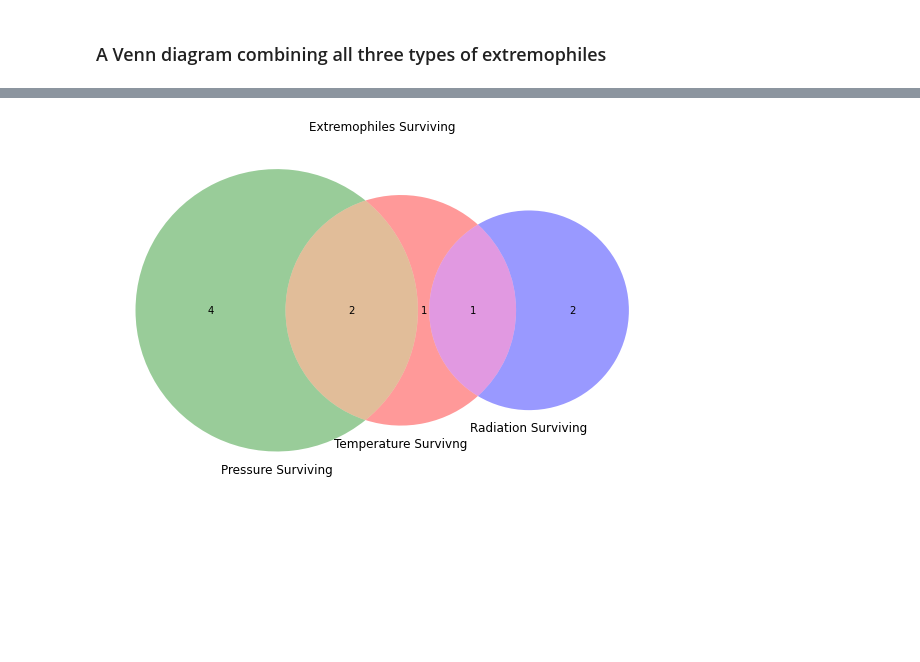
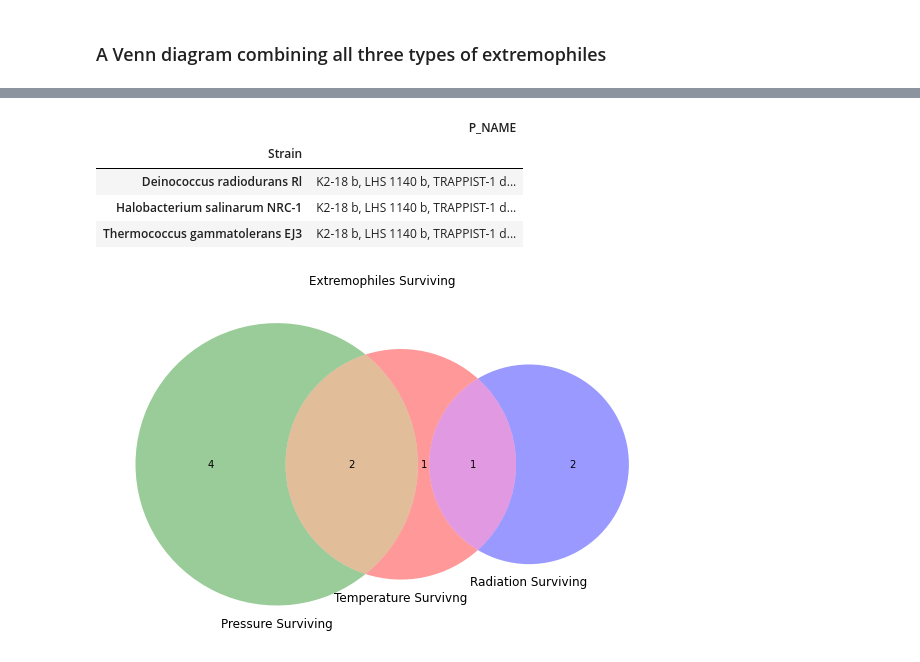
Before and after one commit to Saahil87/2021Fall_finals, a Jupyter notebook: visualizations.ipynb, the cells around one changed output, grey strips where cells are left out. Cells and saved outputs as stored; diff of their text form; code cells hidden in the pictures; blank space fills up the shorter version.

```diff
--- a/visualizations.ipynb
+++ b/visualizations.ipynb
@@ -253 +275,10 @@ plt.show()
+# %%
+radiation_surviving_extremophiles = radiation_surviving_extremophiles.groupby('Strain').agg({'P_NAME': lambda x: ', '.join(x)})
+radiation_surviving_extremophiles
+# %% [output]
+|  | P_NAME |
+| Strain |  |
+| Deinococcus radiodurans Rl | K2-18 b, LHS 1140 b, TRAPPIST-1 d... |
+| Halobacterium salinarum NRC-1 | K2-18 b, LHS 1140 b, TRAPPIST-1 d... |
+| Thermococcus gammatolerans EJ3 | K2-18 b, LHS 1140 b, TRAPPIST-1 d... |
 # %%
```
Also changed, not shown: parts of 3 cells of this notebook.
